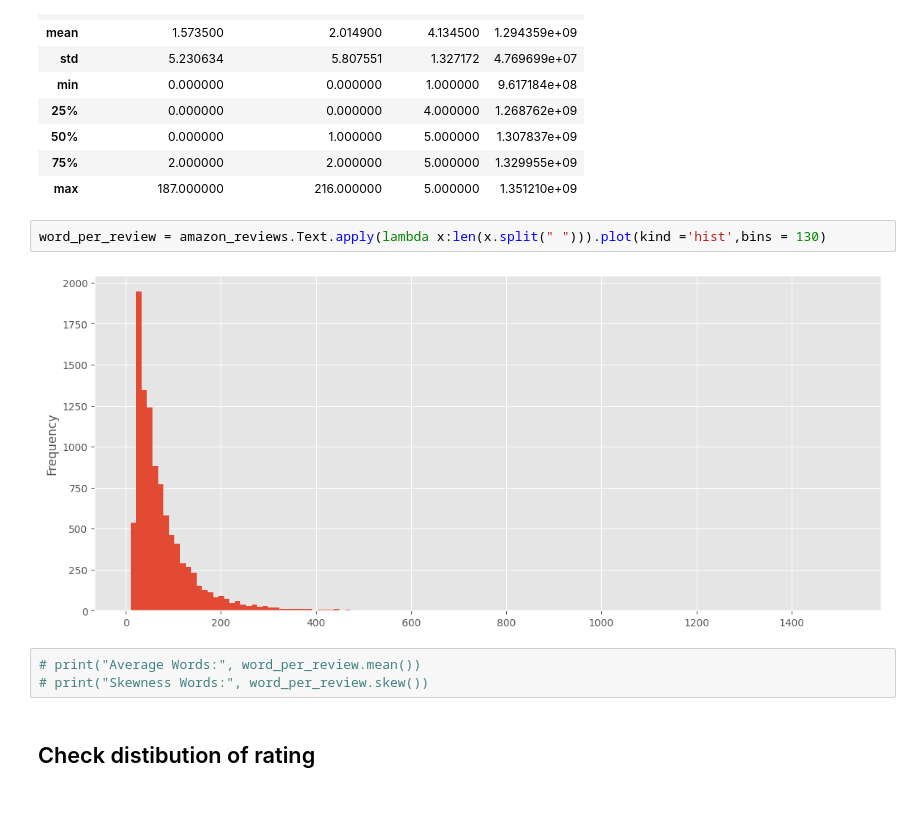
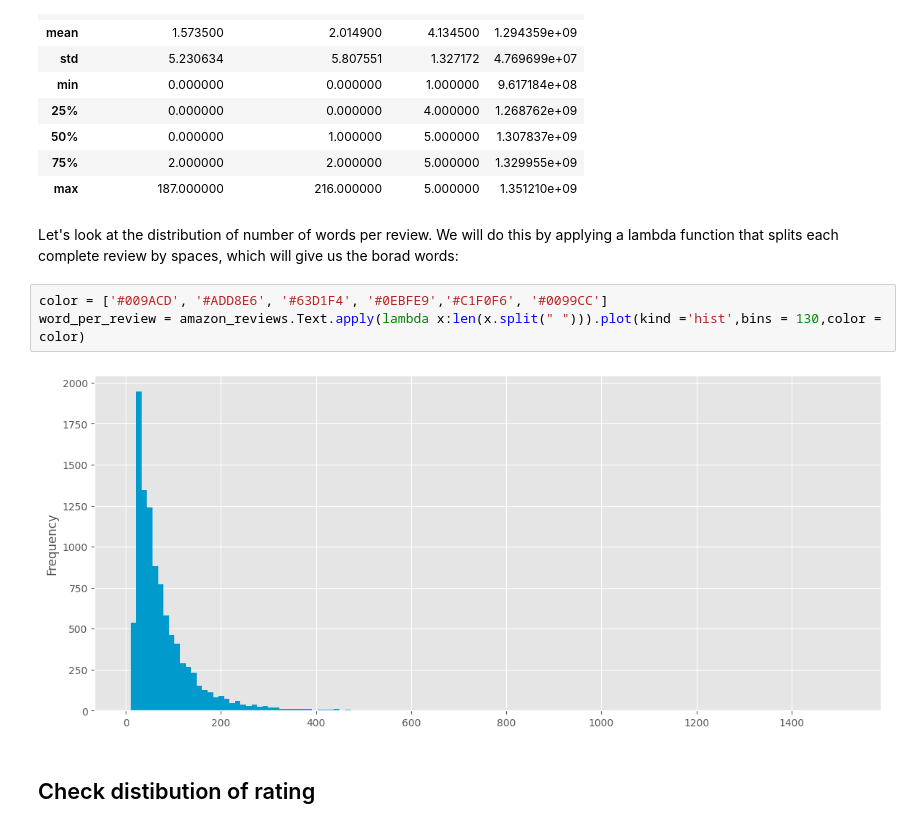
Before and after one commit to techsidh/Amazon-reviews-sentiment-analysis, a Jupyter notebook: Amazon_Review.ipynb, the cells around one changed output. Saved outputs shown, nothing was run; the diff lists cells and outputs as text.

```diff
--- a/Amazon_Review.ipynb
+++ b/Amazon_Review.ipynb
@@ -96,13 +123,13 @@ amazon_reviews.describe()
 | 50% | 0.000000 | 1.000000 | 5.000000 | 1.307837e+09 |
 | 75% | 2.000000 | 2.000000 | 5.000000 | 1.329955e+09 |
 | max | 187.000000 | 216.000000 | 5.000000 | 1.351210e+09 |
+# %% [markdown]
+Let's look at the distribution of number of words per review. We will do this by applying a lambda function that splits each complete review by spaces, which will give us the borad words:
 # %%
-word_per_review = amazon_reviews.Text.apply(lambda x:len(x.split(" "))).plot(kind ='hist',bins = 130)
+color = ['#009ACD', '#ADD8E6', '#63D1F4', '#0EBFE9','#C1F0F6', '#0099CC']
+word_per_review = amazon_reviews.Text.apply(lambda x:len(x.split(" "))).plot(kind ='hist',bins = 130,color = color)
 # %% [output]
-[figure, old version]
+[figure, new version]
-# %%
-# print("Average Words:", word_per_review.mean())
-# print("Skewness Words:", word_per_review.skew())
 # %% [markdown]
 ## Check distibution of rating
 # %%
```
Also changed, not shown: parts of 53 cells of this notebook.
